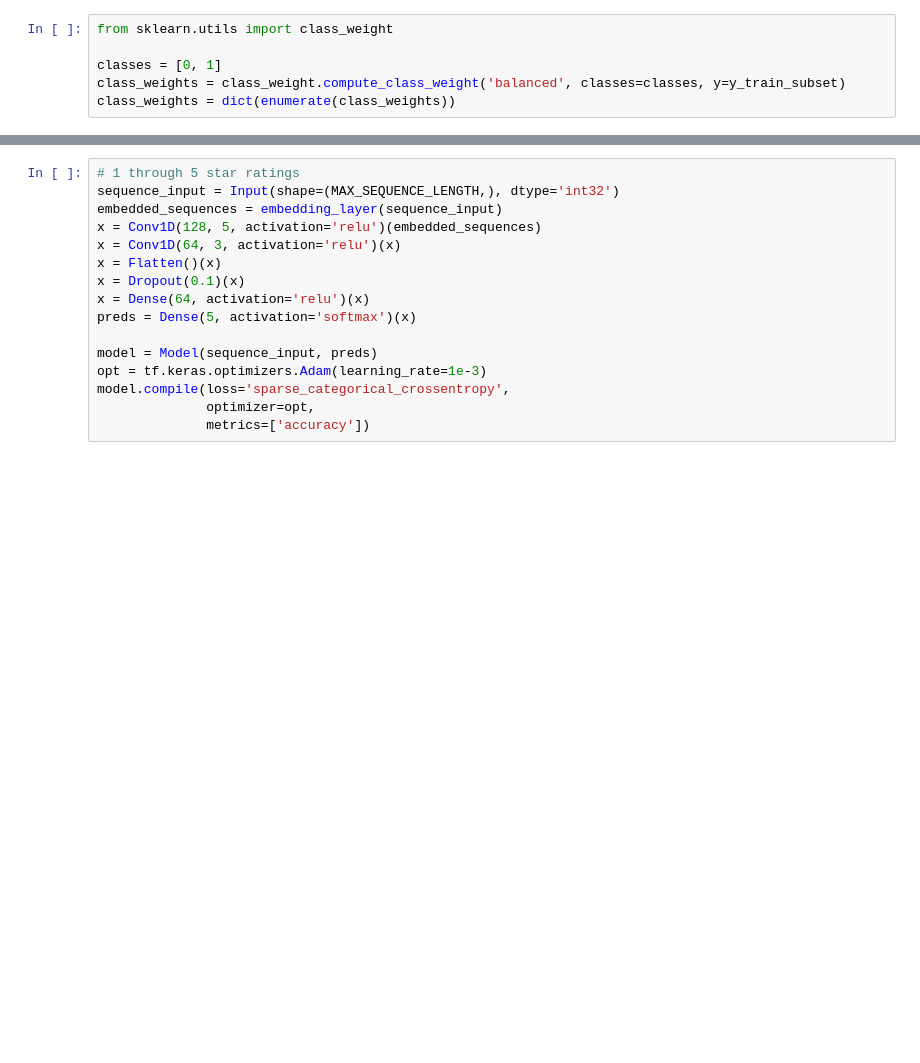
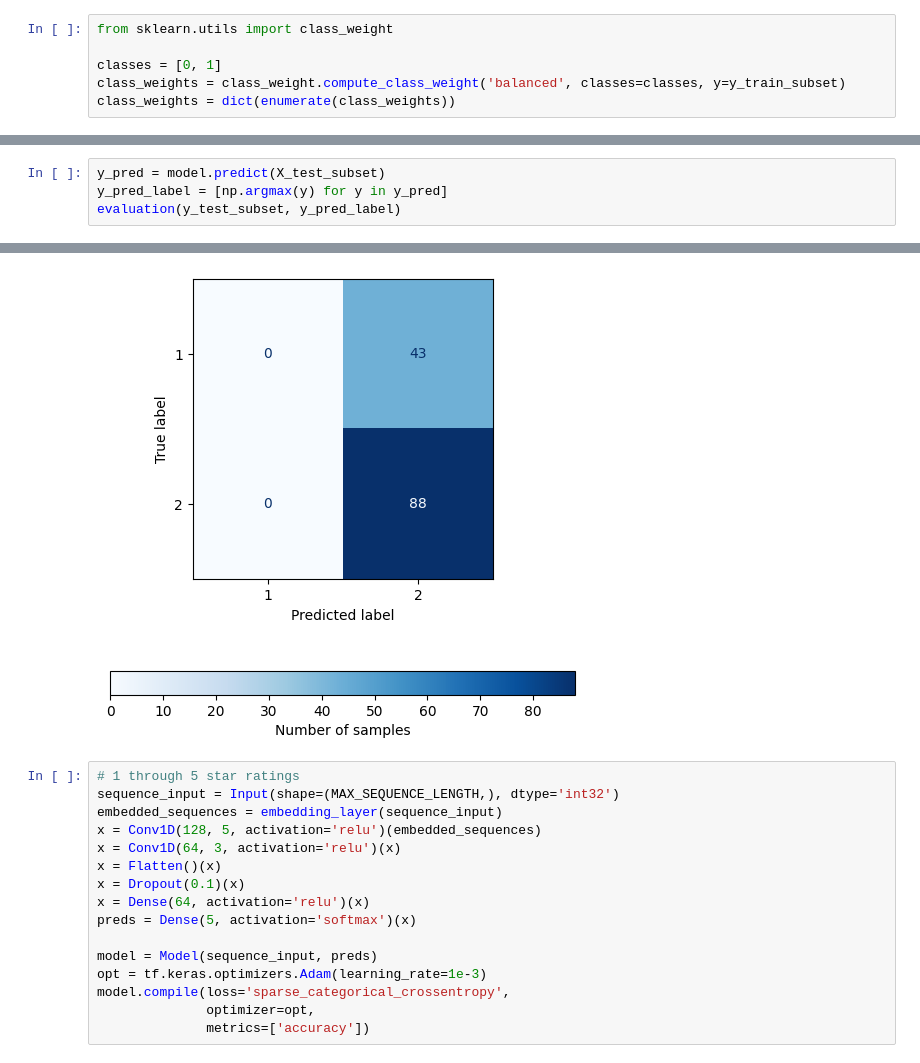
Before and after one commit to sepidehparhami/abilify-ratings, a Jupyter notebook: abilify-ratings.ipynb, the cells around one changed output, grey strips where cells are left out. Drawn from its saved outputs; the diff is of its cells as text; blank space fills up the shorter version.

```diff
--- a/abilify-ratings.ipynb
+++ b/abilify-ratings.ipynb
@@ -412,0 +492,5 @@ accuracy: 0.8397
+# %%
+y_pred = model.predict(X_test_subset)
+y_pred_label = [np.argmax(y) for y in y_pred]
+evaluation(y_test_subset, y_pred_label)
+# %% [output]
@@ -413,3 +499,4 @@ accuracy: 0.8397
+[figure, added]
 # %%
 # 1 through 5 star ratings
 sequence_input = Input(shape=(MAX_SEQUENCE_LENGTH,), dtype='int32')
```
Also changed, not shown: parts of 20 cells of this notebook.
